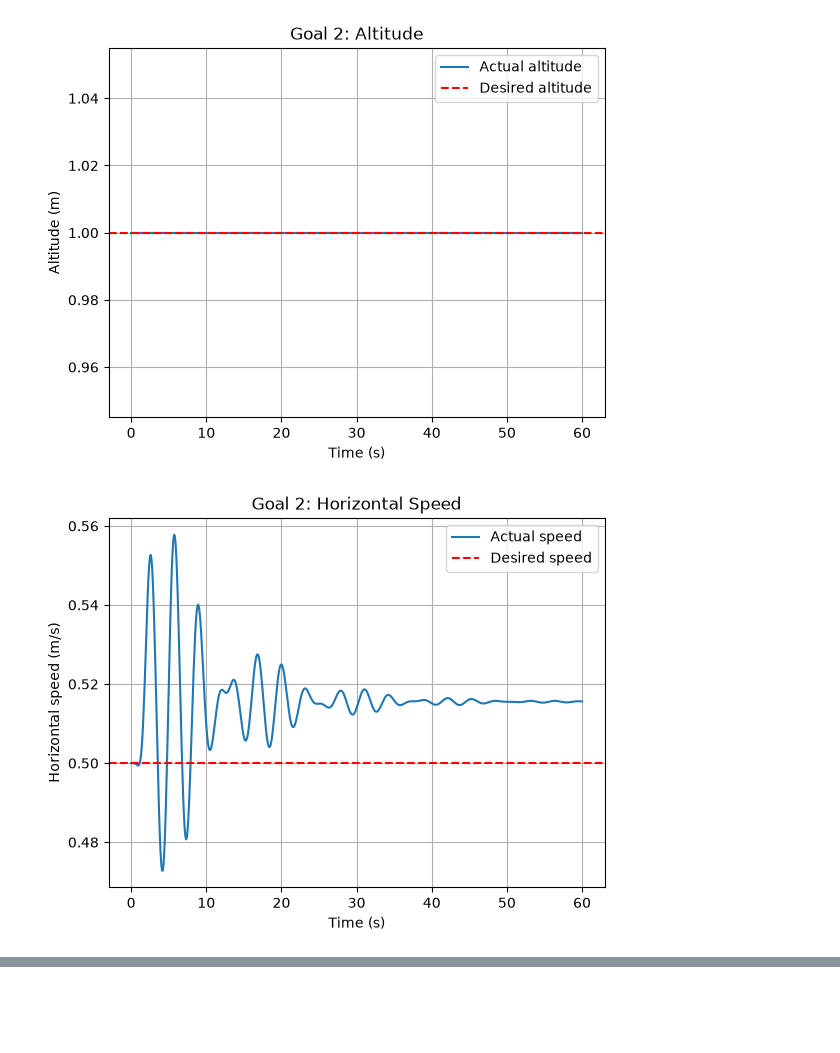
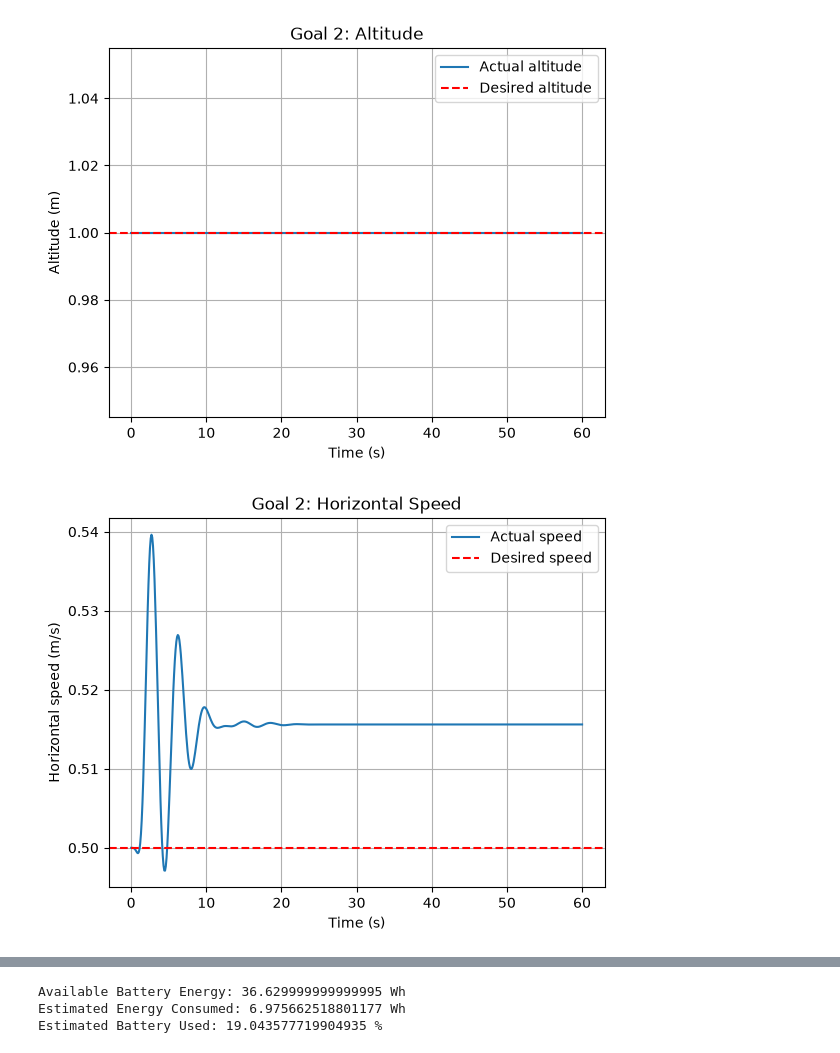
Before and after one commit to alanase2/AE352-Drone-Simulation, a Jupyter notebook: AE352_Final_Project.ipynb, the cells around one changed output, grey strips where cells are left out. Drawn from its saved outputs; the diff is of its cells as text; code cells hidden in the pictures; blank space fills up the shorter version.

```diff
--- a/AE352_Final_Project.ipynb
+++ b/AE352_Final_Project.ipynb
@@ -6,14 +7,17 @@ from scipy.integrate import solve_ivp
 # %%
 #list of necessary parameters
 parameters = {
-    'm': 1,      #mass, kg
+    'm': 0.931,      #mass, kg
     'g': 9.81,   #acceleration due to gravity, m/s^2
-    'Ct': 1,     #Thrust coefficient
-    'Cm': 1,     #Moment coefficient
-    'Ixx': 1,    #Inertia in x, kg*m^2
-    'Iyy': 1,    #Inertia in y, kg*m^2
-    'Izz': 1,    #Inertia in z, kg*m^2
-    'L': 1       #Length of arm, m
+    'Ct': 1.292e-5,    #Thrust coefficient
+    'Cm': 1.197e-6,    #Moment coefficient
+    'Ixx': 1.07e-2,    #Inertia in x, kg*m^2
+    'Iyy': 1.01e-2,    #Inertia in y, kg*m^2
+    'Izz': 1.90e-2,    #Inertia in z, kg*m^2
+    'L': 0.225,        #Length of arm, m
+    'Vb': 11.1,        #Nominal Voltage, V
+    'Cb': 3300,        #Battery Capacity, mAh
+    'meff': 0.85,      #Motor efficiency, assumed
 }
 # %%
 #Controller mixer matrix
@@ -257,31 +377,74 @@ plt.show()
 
 plt.plot(sol_circle.t, sol_circle.y[2], label='Actual altitude')
 plt.axhline(1.0, color='red', linestyle='--', label='Desired altitude')
 
 plt.xlabel('Time (s)')
 plt.ylabel('Altitude (m)')
 plt.title('Goal 2: Altitude')
 plt.legend()
 plt.grid()
 plt.show()
 
 #calculate horizontal speed
 vx = sol_circle.y[3]
 vy = sol_circle.y[4]
 
 v_horizontal = np.sqrt(vx**2 + vy**2)
 
 #plot speed
 plt.plot(sol_circle.t, v_horizontal, label='Actual speed')
 plt.axhline(0.5, color='red', linestyle='--', label='Desired speed')
 
 plt.xlabel('Time (s)')
 plt.ylabel('Horizontal speed (m/s)')
 plt.title('Goal 2: Horizontal Speed')
 plt.legend()
 plt.grid()
 plt.show()
+
+#euler angles
+plt.figure(figsize=(8, 5))
+
+plt.plot(sol_circle.t, np.degrees(sol_circle.y[6]), label='Roll')
+plt.plot(sol_circle.t, np.degrees(sol_circle.y[7]), label='Pitch')
+plt.plot(sol_circle.t, np.degrees(sol_circle.y[8]), label='Yaw')
+
+plt.xlabel('Time (s)')
+plt.ylabel('Angle (degrees)')
+plt.title('Goal 2: Euler Angles')
+plt.legend()
+plt.grid()
+plt.show()
+
+#rotor speeds
+omega_circle = []
+
+for i in range(len(sol_circle.t)):
+    t = sol_circle.t[i]
+    u = sol_circle.y[:, i]
+
+    omega = control(t, u, parameters, ref_circle)
+    omega_circle.append(omega)
+
+omega_circle = np.array(omega_circle)
+
+plt.figure(figsize=(8, 5))
+
+plt.plot(sol_circle.t, omega_circle[:, 0], label='Motor 1')
+plt.plot(sol_circle.t, omega_circle[:, 1], label='Motor 2')
+plt.plot(sol_circle.t, omega_circle[:, 2], label='Motor 3')
+plt.plot(sol_circle.t, omega_circle[:, 3], label='Motor 4')
+
+plt.xlabel('Time (s)')
+plt.ylabel('Angular Velocity (rad/s)')
+plt.title('Goal 2: Rotor Speeds')
+plt.legend()
+plt.grid()
+plt.show()
+
+#energy use
+energy(sol_circle, ref_circle, parameters, 'Goal 2: Circle')
 # %% [output]
 [figure]
 [figure]
-[figure, old version]
+[figure, new version]
@@ -288,3 +454,6 @@ plt.show()
+Available Battery Energy: 36.629999999999995 Wh
+Estimated Energy Consumed: 6.975662518801177 Wh
+Estimated Battery Used: 19.043577719904935 %
 # %%
 #Flight trajectory
 def ref_traj(t):
```
Also changed, not shown: parts of 8 cells of this notebook.
